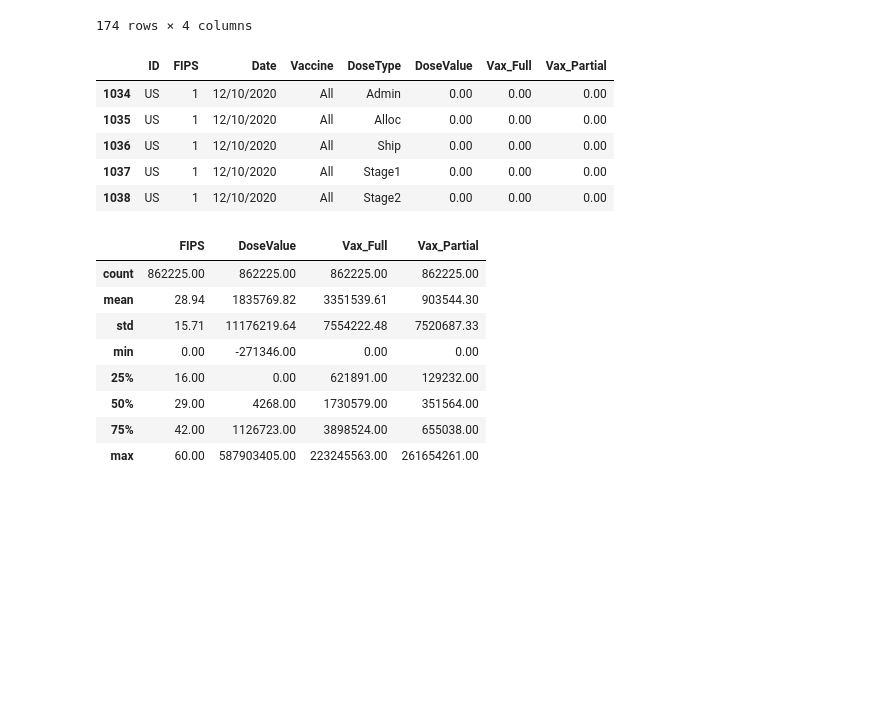
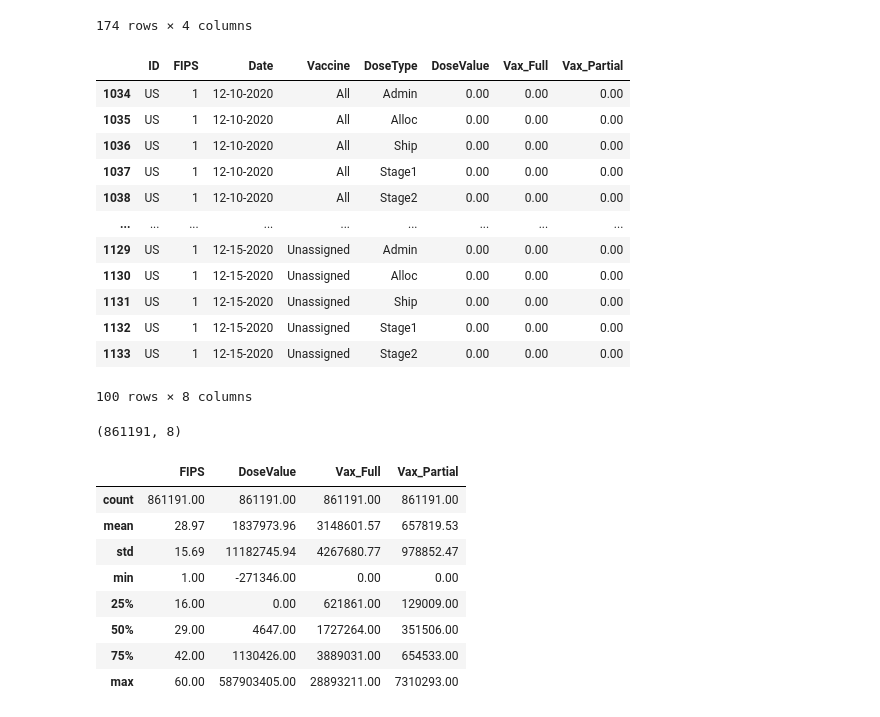
Before and after one commit to JacksonCown/webscrape-covid, a Jupyter notebook: soup.ipynb, the cells around one changed output. Saved outputs shown, nothing was run; the diff lists cells and outputs as text; code cells hidden in the pictures; blank space fills up the shorter version.

Commit message:
Alter Date Format

```diff
--- a/soup.ipynb
+++ b/soup.ipynb
@@ -193,28 +195,39 @@ sex_age.head(200)
 # %%
 # Load Vaccine Data
 path = "data/vaccine2.csv"
 vaccine = pd.read_csv(path, low_memory=False).fillna(0)
 vaccine = vaccine[vaccine.FIPS != 0]
 #vaccine.drop(["Unnamed: 0.1"], axis=1)
 #vaccine.to_csv(path, index=False)
+#vaccine["Date"] = vaccine["Date"].to_datetime()    #.dt.strftime('%m-%d-%Y')
+vaccine["Date"] = pd.to_datetime(vaccine["Date"]).dt.strftime('%m-%d-%Y')
 #print(vaccine.shape)
-vaccine.head()
+vaccine.head(100)
 # %% [output]
 |  | ID | FIPS | Date | Vaccine | DoseType | DoseValue | Vax_Full | Vax_Partial |
-| 1034 | US | 1 | 12/10/2020 | All | Admin | 0.00 | 0.00 | 0.00 |
-| 1035 | US | 1 | 12/10/2020 | All | Alloc | 0.00 | 0.00 | 0.00 |
-| 1036 | US | 1 | 12/10/2020 | All | Ship | 0.00 | 0.00 | 0.00 |
-| 1037 | US | 1 | 12/10/2020 | All | Stage1 | 0.00 | 0.00 | 0.00 |
-| 1038 | US | 1 | 12/10/2020 | All | Stage2 | 0.00 | 0.00 | 0.00 |
+| 1034 | US | 1 | 12-10-2020 | All | Admin | 0.00 | 0.00 | 0.00 |
+| 1035 | US | 1 | 12-10-2020 | All | Alloc | 0.00 | 0.00 | 0.00 |
+| 1036 | US | 1 | 12-10-2020 | All | Ship | 0.00 | 0.00 | 0.00 |
+| 1037 | US | 1 | 12-10-2020 | All | Stage1 | 0.00 | 0.00 | 0.00 |
+| 1038 | US | 1 | 12-10-2020 | All | Stage2 | 0.00 | 0.00 | 0.00 |
+| ... | ... | ... | ... | ... | ... | ... | ... | ... |
+| 1129 | US | 1 | 12-15-2020 | Unassigned | Admin | 0.00 | 0.00 | 0.00 |
+| 1130 | US | 1 | 12-15-2020 | Unassigned | Alloc | 0.00 | 0.00 | 0.00 |
+| 1131 | US | 1 | 12-15-2020 | Unassigned | Ship | 0.00 | 0.00 | 0.00 |
+| 1132 | US | 1 | 12-15-2020 | Unassigned | Stage1 | 0.00 | 0.00 | 0.00 |
+| 1133 | US | 1 | 12-15-2020 | Unassigned | Stage2 | 0.00 | 0.00 | 0.00 |
+100 rows × 8 columns
 # %%
+print(vaccine.shape)
 vaccine.describe()
 # %% [output]
+(861191, 8)
 |  | FIPS | DoseValue | Vax_Full | Vax_Partial |
-| count | 862225.00 | 862225.00 | 862225.00 | 862225.00 |
-| mean | 28.94 | 1835769.82 | 3351539.61 | 903544.30 |
-| std | 15.71 | 11176219.64 | 7554222.48 | 7520687.33 |
-| min | 0.00 | -271346.00 | 0.00 | 0.00 |
-| 25% | 16.00 | 0.00 | 621891.00 | 129232.00 |
-| 50% | 29.00 | 4268.00 | 1730579.00 | 351564.00 |
-| 75% | 42.00 | 1126723.00 | 3898524.00 | 655038.00 |
-| max | 60.00 | 587903405.00 | 223245563.00 | 261654261.00 |
+| count | 861191.00 | 861191.00 | 861191.00 | 861191.00 |
+| mean | 28.97 | 1837973.96 | 3148601.57 | 657819.53 |
+| std | 15.69 | 11182745.94 | 4267680.77 | 978852.47 |
+| min | 1.00 | -271346.00 | 0.00 | 0.00 |
+| 25% | 16.00 | 0.00 | 621861.00 | 129009.00 |
+| 50% | 29.00 | 4647.00 | 1727264.00 | 351506.00 |
+| 75% | 42.00 | 1130426.00 | 3889031.00 | 654533.00 |
+| max | 60.00 | 587903405.00 | 28893211.00 | 7310293.00 |
```
Also changed, not shown: parts of 1 cell of this notebook.
